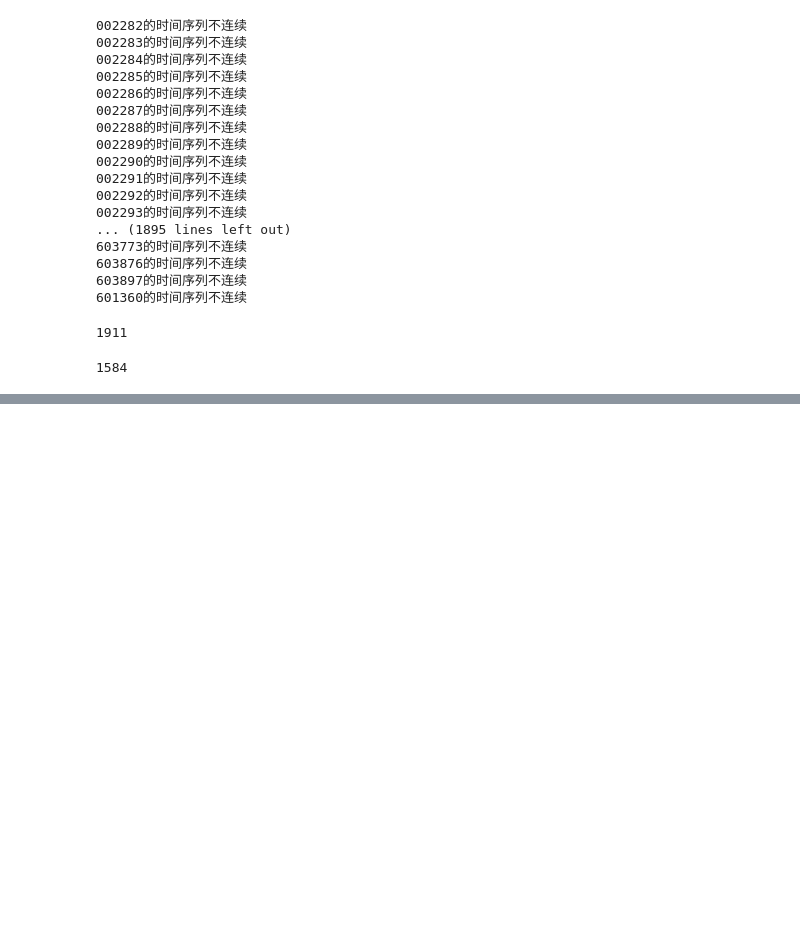
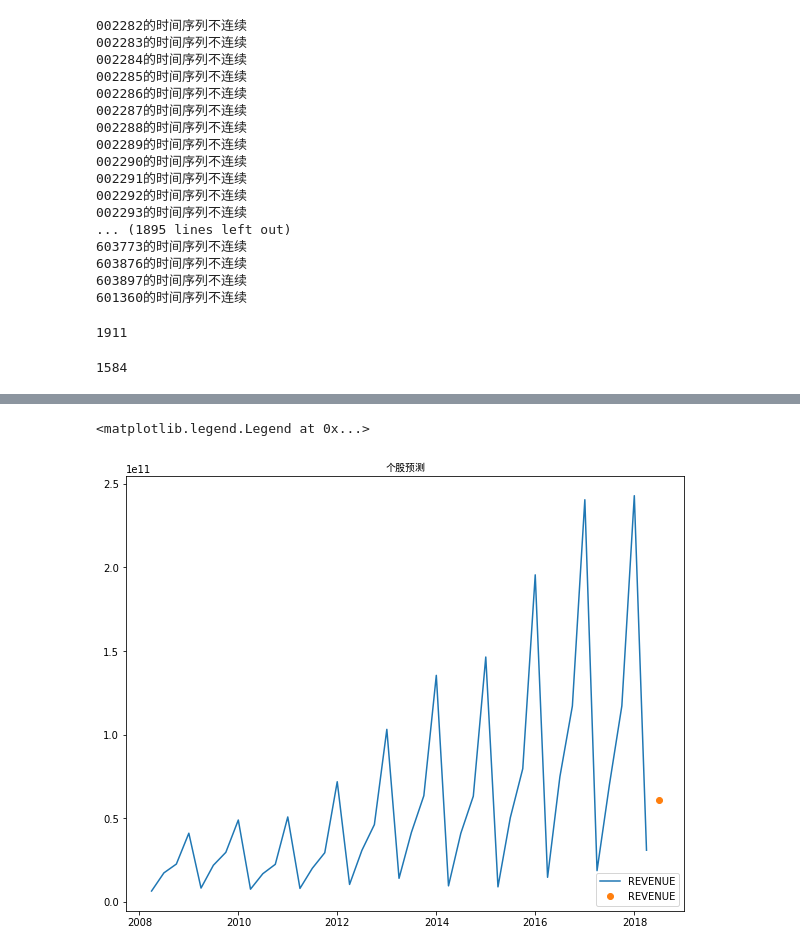
Before and after one commit to hyang1985/-, a Jupyter notebook: 上市公司营收预测.ipynb, the cells around one changed output, grey strips where cells are left out. Cells and saved outputs as stored; diff of their text form; code cells hidden in the pictures; blank space fills up the shorter version.

```diff
--- a/上市公司营收预测.ipynb
+++ b/上市公司营收预测.ipynb
@@ -194,9 +195,3 @@ len(symbol_discontinuous)
 len(symbol_continuous)
 # %% [output]
 1584
-# %%
-dtemp=Income['REVENUE'].groupby(Income.index).mean()
-model = AR(dtemp)
-results_AR = model.fit()
-predict_all_market = results_AR.predict(len(dtemp),len(dtemp))
-predict_all_market
@@ -222,8 +231,11 @@ predict_each_stock
 # %%
 fig = plt.figure(figsize=(10, 8))
 plt.title('个股预测',fontproperties='SimHei')
-plt.plot(Income.loc[Income['TICKER_SYMBOL']=='000011']['REVENUE'].index,Income.loc[Income['TICKER_SYMBOL']=='000011']['REVENUE'])
-plt.plot(pd.to_datetime('2018-06-30',format='%Y-%m-%d'),predict_each_stock.loc[predict_each_stock['TICKER_SYMBOL']=='000011']['REVENUE'],'o')
+plt.plot(Income.loc[Income['TICKER_SYMBOL']=='000002']['REVENUE'].index,Income.loc[Income['TICKER_SYMBOL']=='000002']['REVENUE'])
+plt.plot(pd.to_datetime('2018-06-30',format='%Y-%m-%d'),predict_each_stock.loc[predict_each_stock['TICKER_SYMBOL']=='000002']['REVENUE'],'o')
 #Income['END_DATE']=pd.to_datetime(Income['END_DATE'],format='%Y-%m-%d')
 #plt.plot(dtemp,'b-',label='True')
 plt.legend(loc='lower right')
+# %% [output]
+<matplotlib.legend.Legend at 0x...>
+[figure, added]
```
Also changed, not shown: parts of 8 cells of this notebook.
